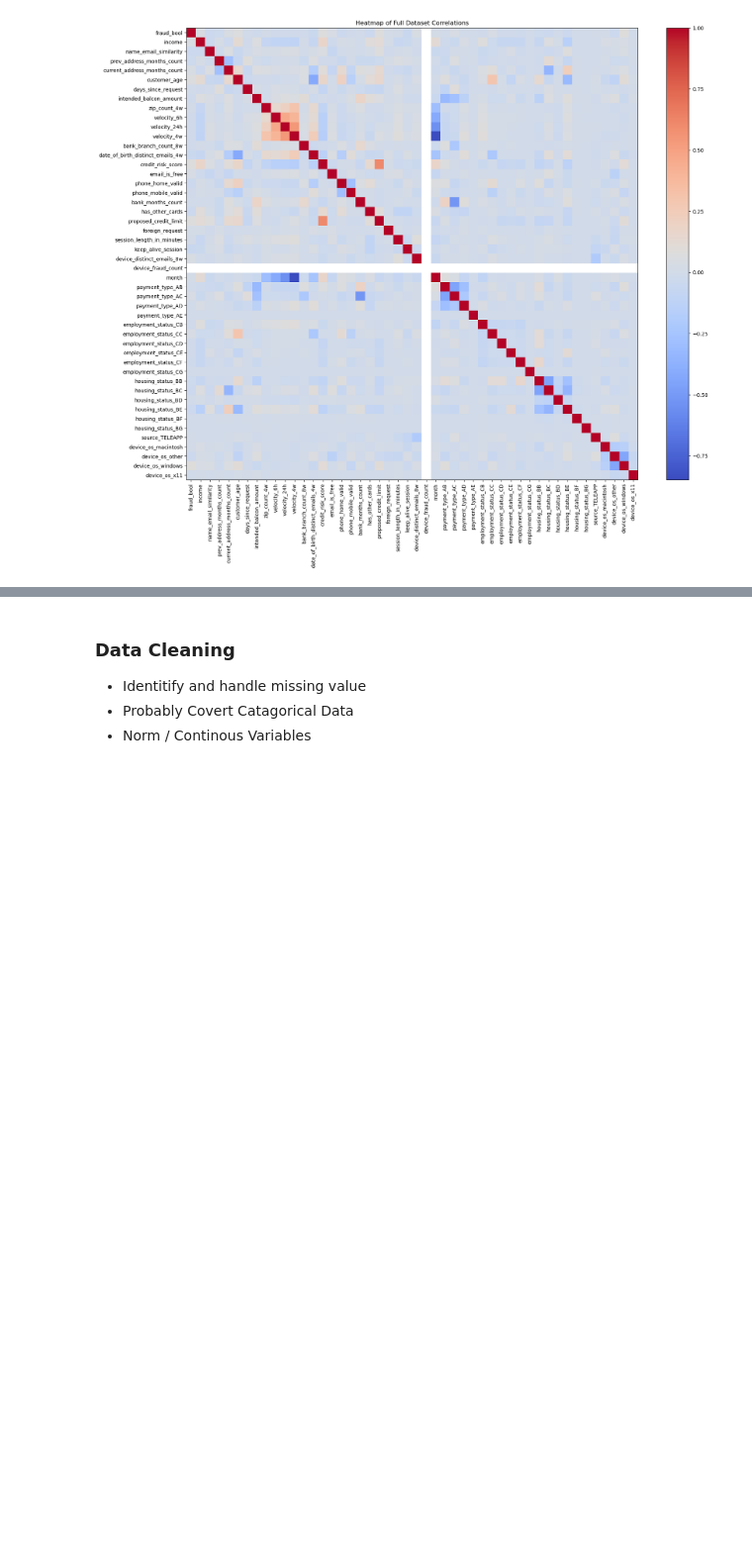
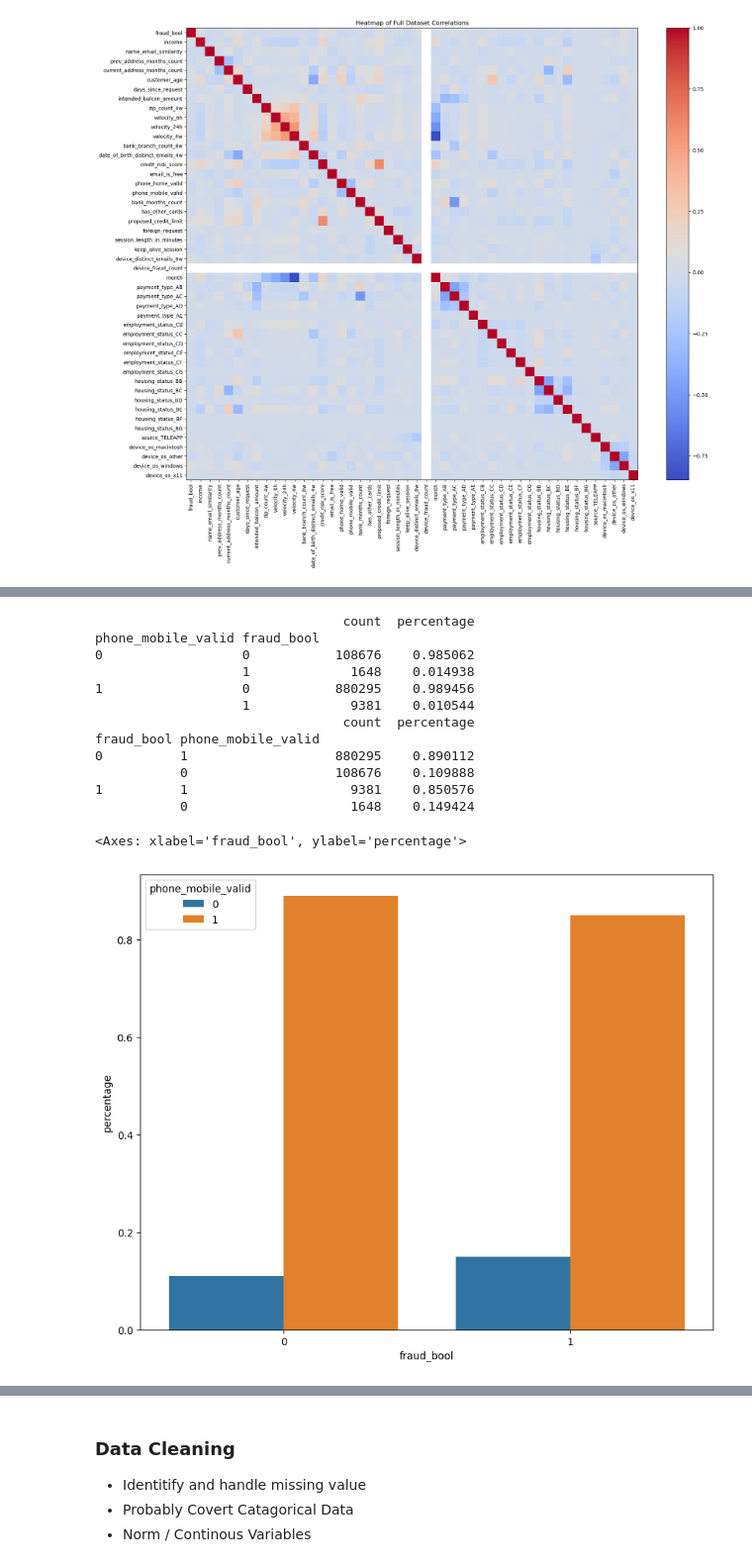
Before and after one commit to jwickham1023/DSCI445-Final-Project, a Jupyter notebook: proj.ipynb, the cells around one changed output, grey strips where cells are left out. Shown: that part at 99% size. Saved outputs shown, nothing was run; the diff lists cells and outputs as text; code cells hidden in the pictures; blank space fills up the shorter version.

```diff
--- a/proj.ipynb
+++ b/proj.ipynb
@@ -191,0 +441,30 @@ plt.show()
+# %%
+phone_mobile_valid_counts = pd.DataFrame(data.groupby(data['phone_mobile_valid'])['fraud_bool'].value_counts())
+phone_mobile_valid_counts['percentage'] = phone_mobile_valid_counts.groupby(['phone_mobile_valid', 'fraud_bool']).transform(
+    lambda x: x / phone_mobile_valid_counts.groupby('phone_mobile_valid').sum()['count'])
+
+print(phone_mobile_valid_counts)
+
+phone_mobile_valid_counts_2 = pd.DataFrame(data.groupby(data['fraud_bool'])['phone_mobile_valid'].value_counts())
+phone_mobile_valid_counts_2['percentage'] = phone_mobile_valid_counts_2.groupby(['fraud_bool', 'phone_mobile_valid']).transform(
+    lambda x: x / phone_mobile_valid_counts_2.groupby('fraud_bool').sum()['count'])
+
+print(phone_mobile_valid_counts_2)
+
+plt.figure(figsize=(10, 8))
+sns.barplot(x="fraud_bool", y="percentage", hue="phone_mobile_valid", data=phone_mobile_valid_counts_2)
+# %% [output]
+                                count  percentage
+phone_mobile_valid fraud_bool
+0                  0           108676    0.985062
+                   1             1648    0.014938
+1                  0           880295    0.989456
+                   1             9381    0.010544
+                                count  percentage
+fraud_bool phone_mobile_valid
+0          1                   880295    0.890112
+           0                   108676    0.109888
+1          1                     9381    0.850576
+           0                     1648    0.149424
+<Axes: xlabel='fraud_bool', ylabel='percentage'>
+[figure, added]
```
Also changed, not shown: parts of 16 cells of this notebook.
